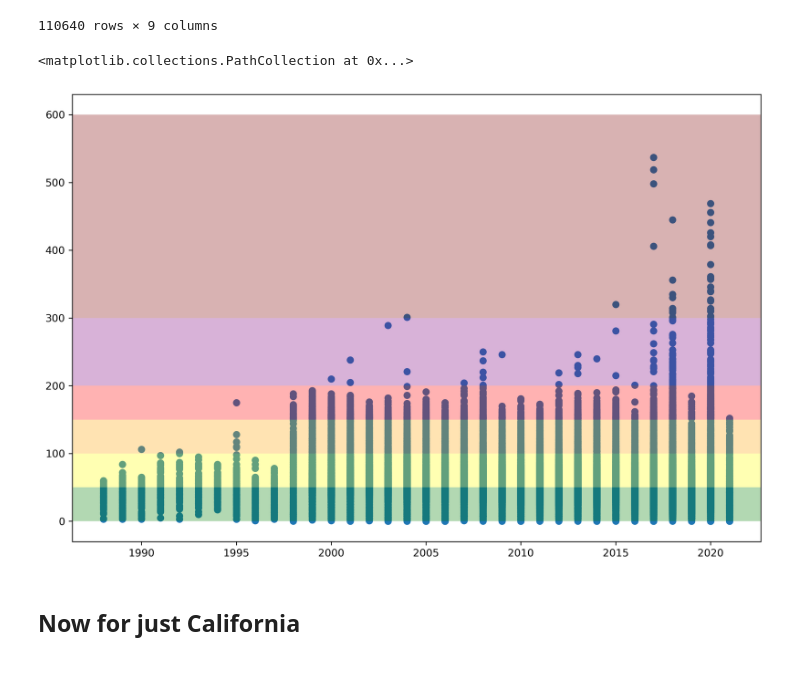
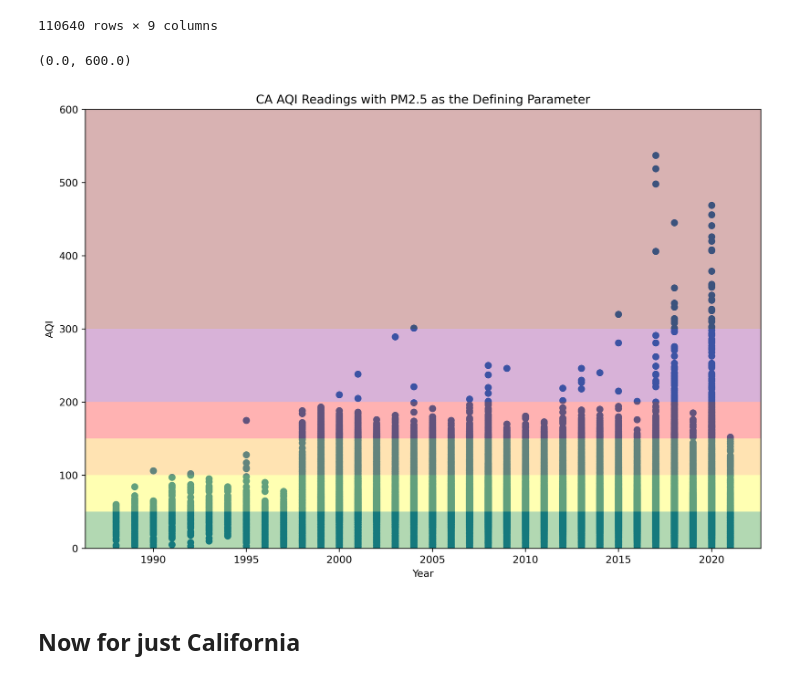
Before and after one commit to aqi-science/notebook, a Jupyter notebook: Grace_AQI_counts.ipynb, the cells around one changed output. Drawn from its saved outputs; the diff is of its cells as text; code cells hidden in the pictures.

Commit message:
transferred AQI graphs to template

```diff
--- a/Grace_AQI_counts.ipynb
+++ b/Grace_AQI_counts.ipynb
@@ -200,17 +198,21 @@ See the caveats in the documentation: https://pandas.pydata.org/pandas-docs/stab
 # %%
 fig, ax = plt.subplots(figsize = (12,8), dpi = 300)
 
 ax.axhspan(0, 50, facecolor='green', alpha=0.3)
 ax.axhspan(50, 100, facecolor='yellow', alpha=0.3)
 ax.axhspan(100, 150, facecolor='orange', alpha=0.3)
 ax.axhspan(150, 200, facecolor='red', alpha=0.3)
 ax.axhspan(200, 300, facecolor='purple', alpha=0.3)
 ax.axhspan(300, 600, facecolor='maroon', alpha=0.3)
 
 plt.scatter(aqi_ca_pm25['Year'], aqi_ca_pm25['AQI'])
+plt.ylim(0,600)
+plt.title("CA AQI Readings with PM2.5 as the Defining Parameter")
+plt.xlabel("Year")
+plt.ylabel("AQI")
 # %% [output]
-<matplotlib.collections.PathCollection at 0x...>
+(0.0, 600.0)
-[figure, old version]
+[figure, new version]
 # %% [markdown]
 ## Now for just California
 # %%
```
Also changed, not shown: parts of 13 cells of this notebook, 1 other file.
